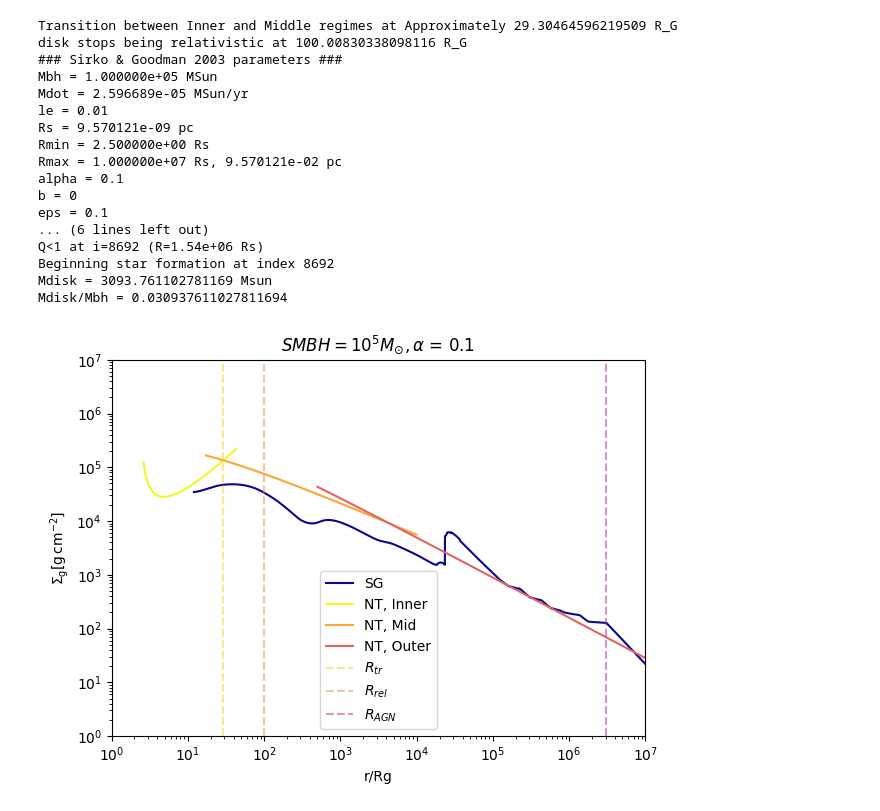
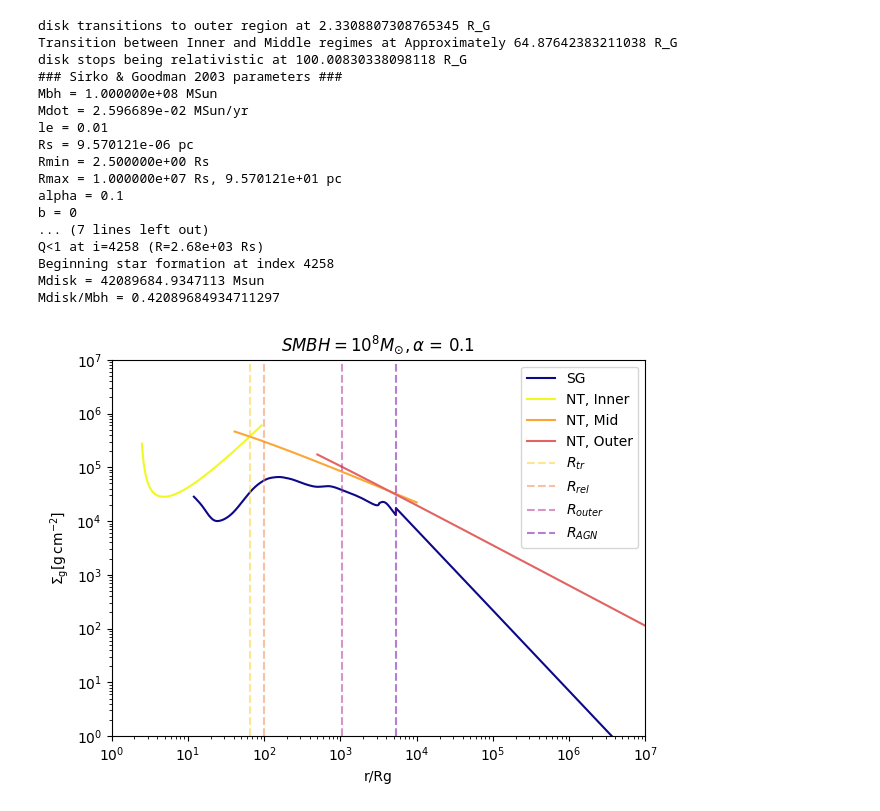
Before and after one commit to jt-stevenson/EMRIs_test, a Jupyter notebook: disk_profiles.ipynb, the cells around one changed output. Drawn from its saved outputs; the diff is of its cells as text; code cells hidden in the pictures.

```diff
--- a/disk_profiles.ipynb
+++ b/disk_profiles.ipynb
@@ -10,5 +29,5 @@ import NT_disk_Eqns_V1 as jscript
 # %%
-MBH_power=5
+MBH_power=8
 
 MBH=10**MBH_power * ct.MSun #in kgs
 spin=0.9
@@ -62,9 +81,11 @@ taus=[]
 
 flag=0
 flag2=0
+flag3=0
 
 r_tr=0
 r_rel=0
+r_outer=0
 
 for i in range(1,1000000):
     r=R[i]
@@ -73,20 +94,35 @@ for i in range(1,1000000):
 
     R_tr=jscript.R_tr(y, MBH, spin, eps, le, alpha)
 
+    rho_0=jscript.rho_NT(r, MBH, spin, mdot, alpha)
+    H=jscript.H_NT(r, MBH, spin, mdot)
+    sigma=jscript.Sigma_NT(r, MBH, spin, mdot, alpha)
+
+    rho=sigma/(2*H)
+
     if R_tr/r>=0.5:
-        sigma=jscript.Sigma_NT(r, MBH, spin, mdot, alpha)
+
         T=jscript.T_NT(r, MBH, spin, mdot, alpha)
         Rs.append(rstar)
         sigmas.append(sigma)
         Ts.append(T)
 
-    v=np.sqrt(ct.G * MBH / (r*r*r)) * r
+    omega=np.sqrt(ct.G * MBH / (r*r*r))
+
+    v=omega * r
     vc=v/ct.c
+
+    Qt= omega*omega / (2 * np.pi * ct.G * rho)
 
     if vc<0.1 and flag==0:
         print(f'disk stops being relativistic at {r/R_G} R_G')
         r_rel=r
         flag+=1
+
+    if Qt<=1 and flag3==0:
+        print(f'disk transitions to outer region at {r/R_G} R_G')
+        r_outer=r
+        flag3+=1
 
     sigma_mid=jscript.Sigma_NT_Middle(r, MBH, spin, mdot, alpha)
     T_mid=jscript.T_NT_Middle(r, MBH, spin, mdot, alpha)
@@ -125,54 +161,55 @@ for i in range(0,100000):
 
 Sigma = 2*disk.rho*disk.h
 # %% [output]
-Transition between Inner and Middle regimes at Approximately 29.30464596219509 R_G
-disk stops being relativistic at 100.00830338098116 R_G
+disk transitions to outer region at 2.3308807308765345 R_G
+Transition between Inner and Middle regimes at Approximately 64.87642383211038 R_G
+disk stops being relativistic at 100.00830338098118 R_G
 ### Sirko & Goodman 2003 parameters ###
-Mbh = 1.000000e+05 MSun
-Mdot = 2.596689e-05 MSun/yr
+Mbh = 1.000000e+08 MSun
+Mdot = 2.596689e-02 MSun/yr
 le = 0.01
-Rs = 9.570121e-09 pc
+Rs = 9.570121e-06 pc
 Rmin = 2.500000e+00 Rs
-Rmax = 1.000000e+07 Rs, 9.570121e-02 pc
+Rmax = 1.000000e+07 Rs, 9.570121e+01 pc
 alpha = 0.1
 b = 0
-eps = 0.1
-... (6 lines left out)
-Q<1 at i=8692 (R=1.54e+06 Rs)
-Beginning star formation at index 8692
-Mdisk = 3093.761102781169 Msun
-Mdisk/Mbh = 0.030937611027811694
+... (7 lines left out)
+Q<1 at i=4258 (R=2.68e+03 Rs)
+Beginning star formation at index 4258
+Mdisk = 42089684.9347113 Msun
+Mdisk/Mbh = 0.42089684934711297
 # %%
 colour='plasma'
 cmap = plt.colormaps[colour]
 
 plt.plot(disk.R/R_G, 2*disk.h*disk.rho*ct.SI_to_gcm2, label = r"SG", color=cmap(0.0))
 plt.ylabel(r'$\Sigma_{\rm g} [{\rm g \, cm}^{-2}]$')
 plt.xlabel("r/Rg")
 
 plt.xlim(1, 1e7)
 plt.ylim(1, 1e7)
 plt.xscale('log')
 plt.yscale('log')
 
 plt.plot(Rs, sigmas, '-', color=cmap(1.0), label = r"NT, Inner")
 plt.plot(Rs_mid, sigmas_mid, '-', color=cmap(0.8), label = r"NT, Mid")
 plt.plot(Rs_outer, sigmas_outer, '-', color=cmap(0.6), label = r"NT, Outer")
 
 plt.axvline(x=r_tr, linestyle='--', color=cmap(0.9), alpha=0.5, label = r"$R_{tr}$")
 plt.axvline(x=r_rel/R_G, linestyle='--', color=cmap(0.7), alpha=0.5, label = r"$R_{rel}$")
-plt.axvline(x=disk.R_AGN/R_G, linestyle='--', color=cmap(0.4), alpha=0.5, label = r"$R_{AGN}$")
+plt.axvline(x=r_outer/R_G, linestyle='--', color=cmap(0.4), alpha=0.5, label = r"$R_{outer}$")
+plt.axvline(x=disk.R_AGN/R_G, linestyle='--', color=cmap(0.2), alpha=0.5, label = r"$R_{AGN}$")
 
 
 plt.legend()
 
 plt.title(f'$SMBH = 10^{MBH_power}'r'{M_{\odot}}, \alpha$ = 'f'{alpha}')
 
 plt.tight_layout()
-plt.savefig(f'EMRIs_Jupiter_2/NT_vs_SG_SD_profiles_logMBH{MBH_power}_alpha{alpha}.pdf')
+plt.savefig(f'EMRIs_Jupiter_2/NT_vs_SG_SD_profiles_logMBH{MBH_power}_alpha{alpha}_2.pdf')
 plt.show()
 # %% [output]
-[figure, old version]
+[figure, new version]
 # %%
 
 plt.plot(disk.R/R_G, disk.T, color=cmap(0.0), label = r"SG")
```
Also changed, not shown: parts of 2 cells of this notebook, 12 other files.
